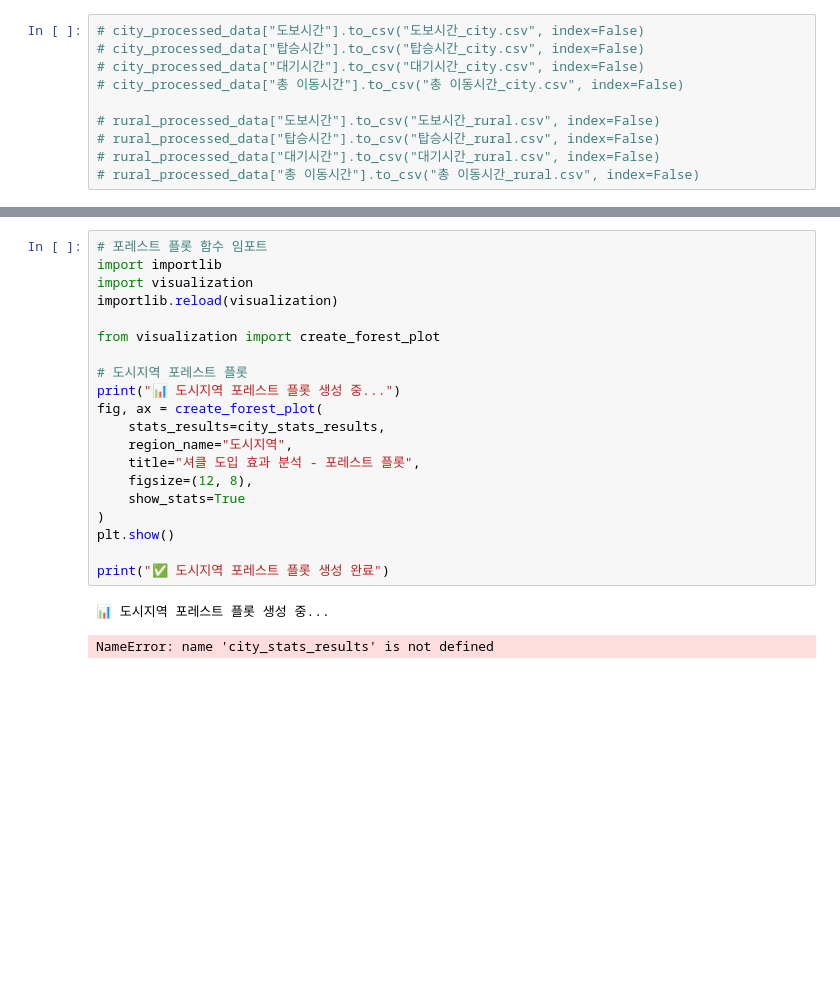
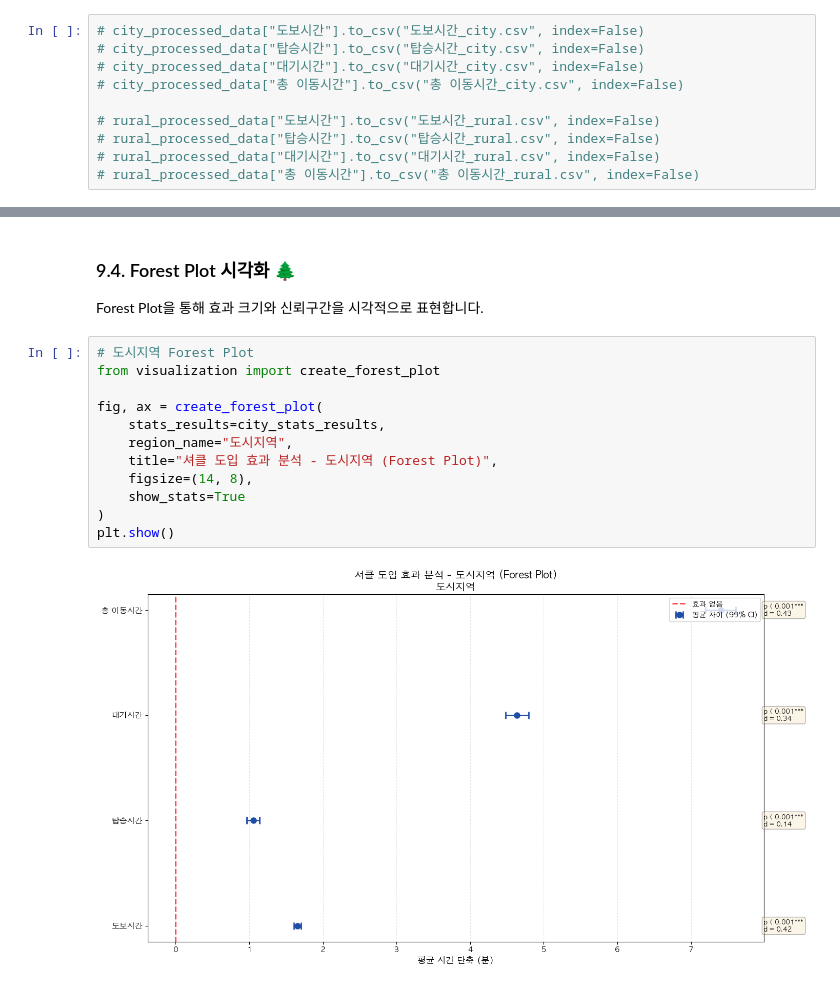
Before and after one commit to sunLeee/SEA-share-4-ksm, a Jupyter notebook: notebooks/playground.ipynb, the cells around one changed output, grey strips where cells are left out. Cells and saved outputs as stored; diff of their text form; blank space fills up the shorter version.

Commit message:
README 및 노트북 업데이트
주요 변경사항:
- README.md 내용 간소화 및 주요 기능 정리
- 노트북에서 StatisticsAnalyzer 초기화 및 포레스트 플롯 생성 코드 수정
- 불필요한 설정 파일 삭제
- 시각화 및 통계 분석 관련 설명 추가

버그 수정:
- 포레스트 플롯 생성 시 평균 차이 계산 방식 수정

```diff
--- a/notebooks/playground.ipynb
+++ b/notebooks/playground.ipynb
@@ -489,24 +713,19 @@ print("  4. 정책적으로 농어촌 우선 도입 전략 고려 필요")
+# %% [markdown]
+### 9.4. Forest Plot 시각화 🌲
+
+Forest Plot을 통해 효과 크기와 신뢰구간을 시각적으로 표현합니다.
 # %%
-# 포레스트 플롯 함수 임포트
-import importlib
-import visualization
-importlib.reload(visualization)
-
+# 도시지역 Forest Plot
 from visualization import create_forest_plot
 
-# 도시지역 포레스트 플롯
-print("📊 도시지역 포레스트 플롯 생성 중...")
 fig, ax = create_forest_plot(
     stats_results=city_stats_results,
     region_name="도시지역",
-    title="셔클 도입 효과 분석 - 포레스트 플롯",
-    figsize=(12, 8),
+    title="셔클 도입 효과 분석 - 도시지역 (Forest Plot)",
+    figsize=(14, 8),
     show_stats=True
 )
 plt.show()
-
-print("✅ 도시지역 포레스트 플롯 생성 완료")
 # %% [output]
-📊 도시지역 포레스트 플롯 생성 중...
-NameError: name 'city_stats_results' is not defined
+[figure, added]
 # %%
```
Also changed, not shown: parts of 18 cells of this notebook, 3 other files.
